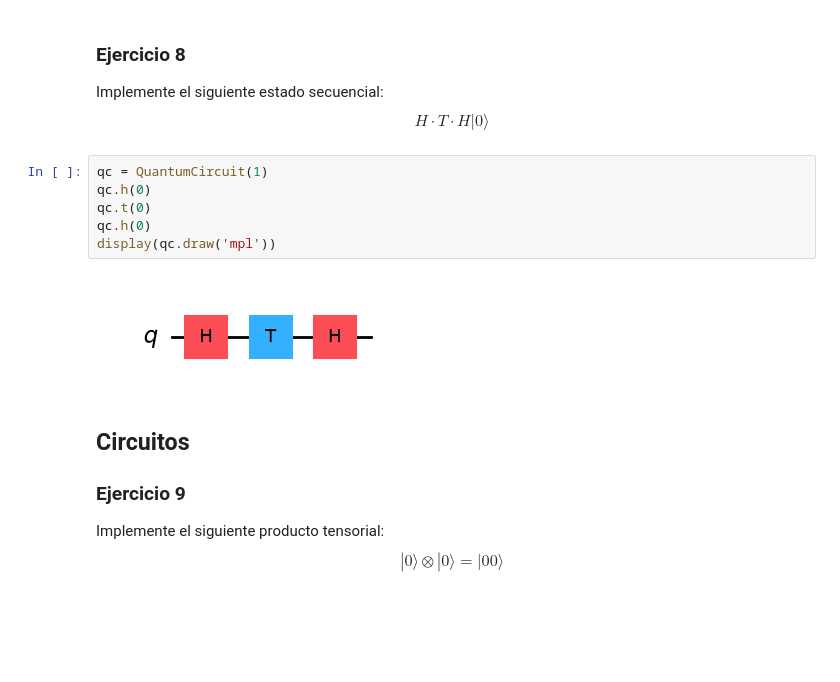
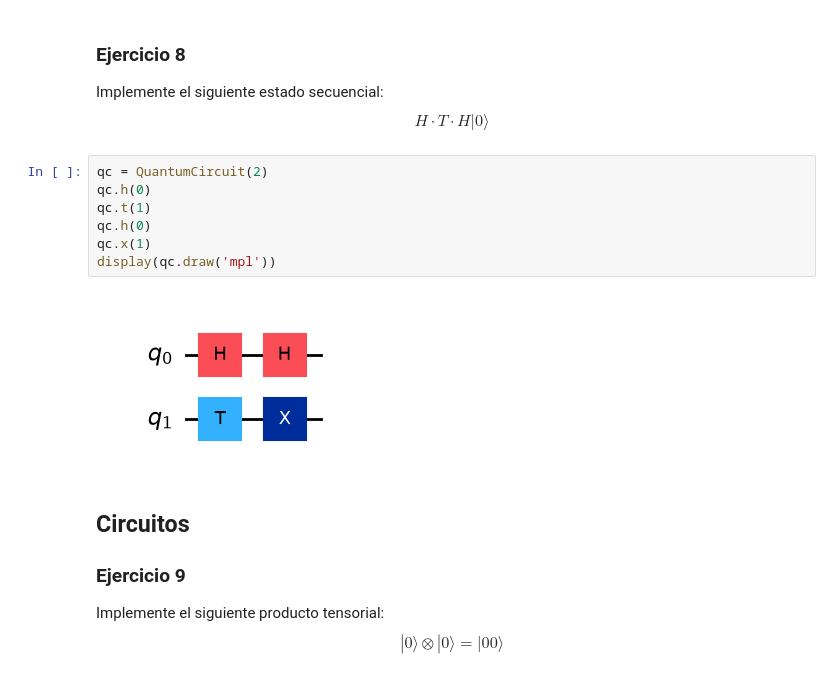
Before and after one commit to troncos22/QTD, a Jupyter notebook: clase_qiskit.ipynb, the cells around one changed output. Cells and saved outputs as stored; diff of their text form; blank space fills up the shorter version.

```diff
--- a/clase_qiskit.ipynb
+++ b/clase_qiskit.ipynb
@@ -222,13 +219,14 @@ $$S\cdot H|0\rangle$$
 Implemente el siguiente estado secuencial:
 $$H\cdot T\cdot H|0\rangle$$
 # %%
-qc = QuantumCircuit(1)
+qc = QuantumCircuit(2)
 qc.h(0)
-qc.t(0)
+qc.t(1)
 qc.h(0)
+qc.x(1)
 display(qc.draw('mpl'))
 # %% [output]
-[figure, old version]
+[figure, new version]
 # %% [markdown]
 ## Circuitos
 
```
Also changed, not shown: parts of 16 cells of this notebook, 1 other file.
